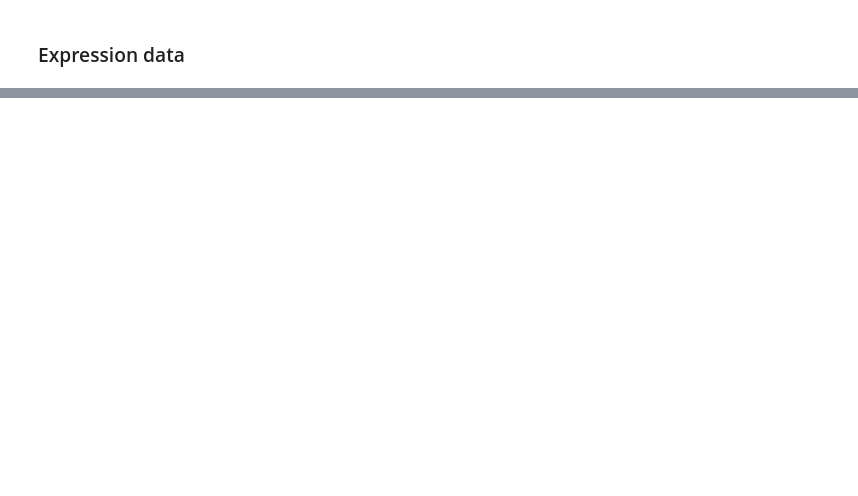
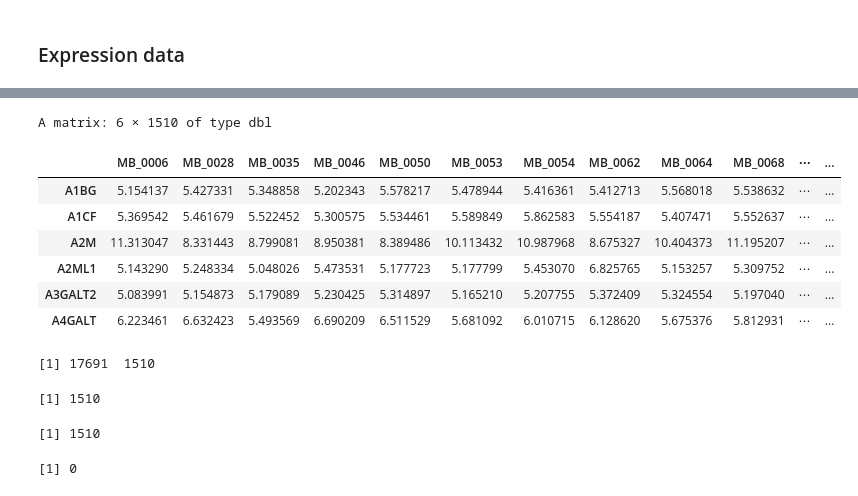
Before and after one commit to ABiiitH/Research-Work, a Jupyter notebook: sample.ipynb, the cells around one changed output, grey strips where cells are left out. Saved outputs shown, nothing was run; the diff lists cells and outputs as text; code cells hidden in the pictures; blank space fills up the shorter version.

```diff
--- a/sample.ipynb
+++ b/sample.ipynb
@@ -455,2 +470,12 @@ A tibble: 6 x 1787
 [1] 26245  2129
+# %%
+expr_clean <- expr_mat %>% select(name, starts_with("MB_"))
+# %%
+genes_all_na <- expr_clean %>%
+  filter(if_all(-name, is.na)) %>%
+  pull(name)
+
+# Remove genes with 100% NA values from expr_clean
+expr_clean_no_na <- expr_clean %>%
+  filter(!(name %in% genes_all_na))
 # %%
@@ -563,0 +542,41 @@ A tibble: 6 x 4
+# %%
+# Keeping only samples that are present in the expression matrix
+valid_tumor_samples <- tumor_samples[tumor_samples %in% colnames(expr_clean_no_na)]
+valid_normal_samples <- normal_samples[normal_samples %in% colnames(expr_clean_no_na)]
+
+all_samples <- c(valid_tumor_samples, valid_normal_samples)
+
+expr_matrix <- expr_clean_no_na %>%
+  select(name, all_of(all_samples)) %>%
+  column_to_rownames("name") %>%
+  as.matrix()
+
+group_info <- factor(c(rep("Tumor", length(valid_tumor_samples)),
+                       rep("Normal", length(valid_normal_samples))))
+
+sample_info <- data.frame(row.names = all_samples,
+                          condition = group_info)
+# %%
+head(expr_matrix)
+dim(expr_matrix)
+# %% [output]
+A matrix: 6 × 1510 of type dbl
+|  | MB_0006 | MB_0028 | MB_0035 | MB_0046 | MB_0050 | MB_0053 | MB_0054 | MB_0062 | MB_0064 | MB_0068 | ⋯ | ... |
+| A1BG | 5.154137 | 5.427331 | 5.348858 | 5.202343 | 5.578217 | 5.478944 | 5.416361 | 5.412713 | 5.568018 | 5.538632 | ⋯ | ... |
+| A1CF | 5.369542 | 5.461679 | 5.522452 | 5.300575 | 5.534461 | 5.589849 | 5.862583 | 5.554187 | 5.407471 | 5.552637 | ⋯ | ... |
+| A2M | 11.313047 | 8.331443 | 8.799081 | 8.950381 | 8.389486 | 10.113432 | 10.987968 | 8.675327 | 10.404373 | 11.195207 | ⋯ | ... |
+| A2ML1 | 5.143290 | 5.248334 | 5.048026 | 5.473531 | 5.177723 | 5.177799 | 5.453070 | 6.825765 | 5.153257 | 5.309752 | ⋯ | ... |
+| A3GALT2 | 5.083991 | 5.154873 | 5.179089 | 5.230425 | 5.314897 | 5.165210 | 5.207755 | 5.372409 | 5.324554 | 5.197040 | ⋯ | ... |
+| A4GALT | 6.223461 | 6.632423 | 5.493569 | 6.690209 | 6.511529 | 5.681092 | 6.010715 | 6.128620 | 5.675376 | 5.812931 | ⋯ | ... |
+[1] 17691  1510
+# %%
+ncol(expr_matrix)         # number of samples in the expression matrix
+nrow(sample_info)         # number of samples in the metadata
+
+# Ensure that the expression matrix has no NA values for DeSeq2 analysis
+expr_matrix <- expr_matrix[complete.cases(expr_matrix), ]
+sum(is.na(expr_matrix))  # should be 0
+# %% [output]
+[1] 1510
+[1] 1510
+[1] 0
```
Also changed, not shown: parts of 46 cells of this notebook.
